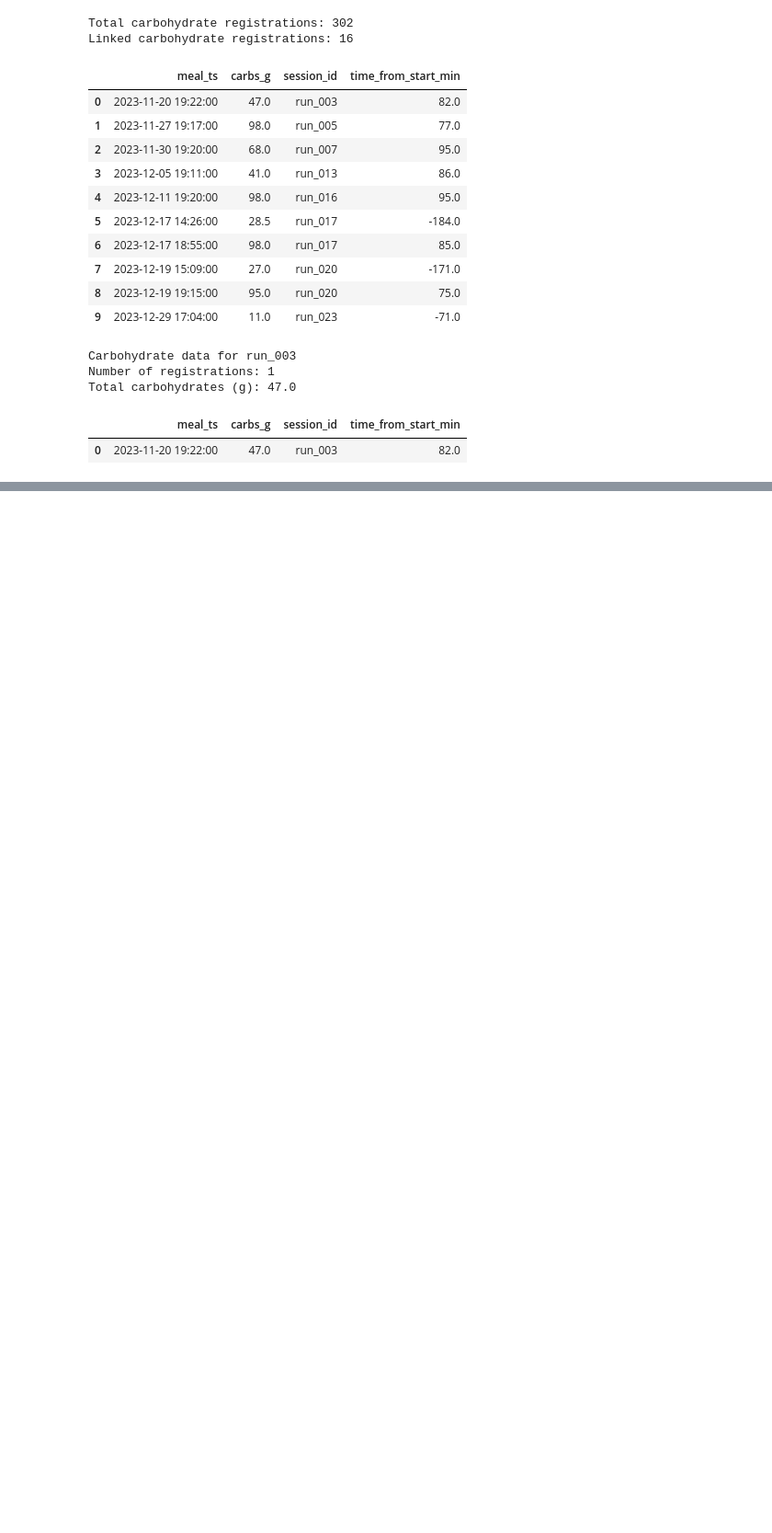
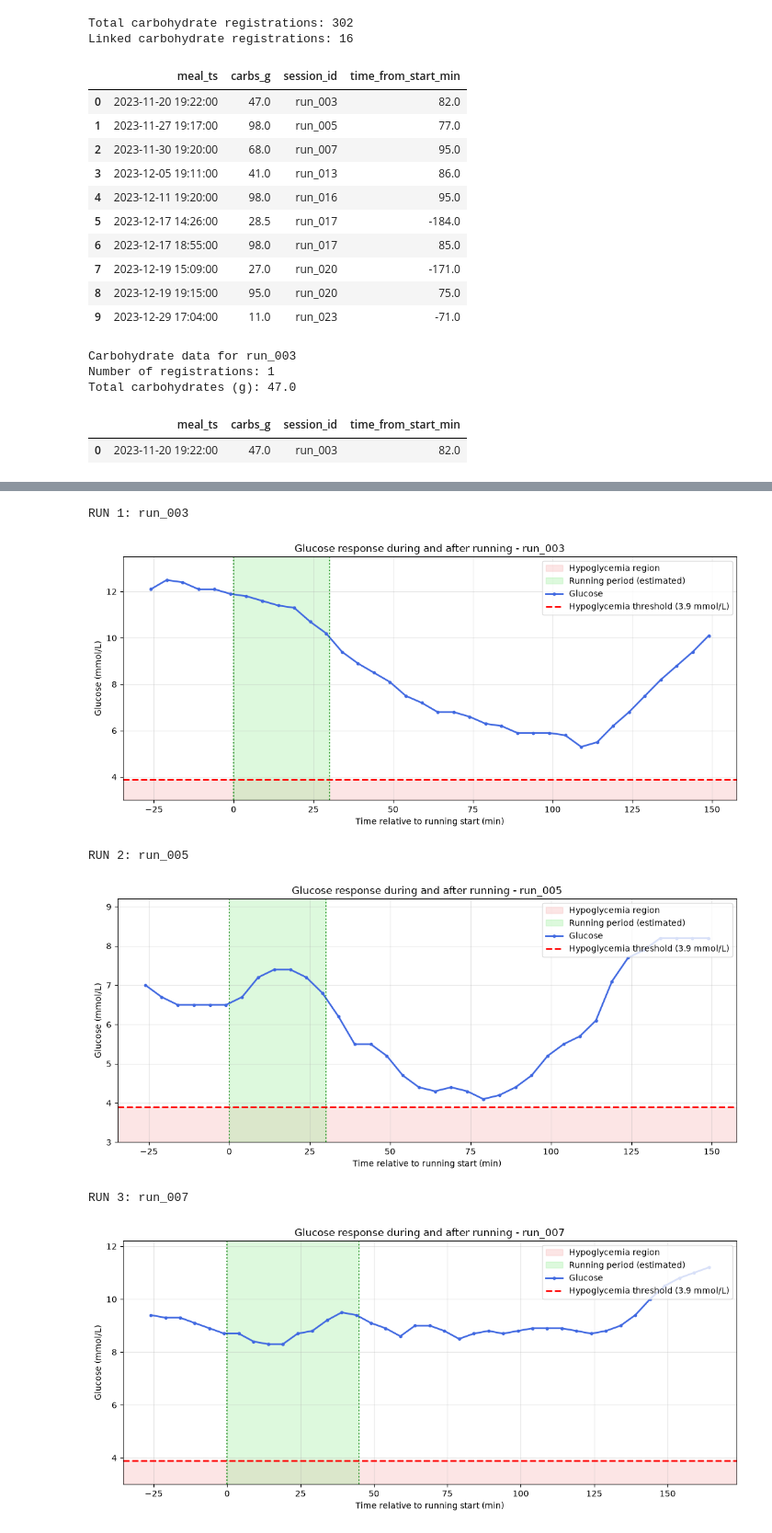
Before and after one commit to mcrielaard-student/digital-twin-demo, a Jupyter notebook: Digital_Twin_Diabetes1/notebooks/trial_preprocessing_2301.ipynb, the cells around one changed output, grey strips where cells are left out. Shown at 92% size. Cells and saved outputs as stored; diff of their text form; code cells hidden in the pictures; blank space fills up the shorter version.

Commit message:
Tabellen en glucose plots eerste 3 runs

```diff
--- a/Digital_Twin_Diabetes1/notebooks/trial_preprocessing_2301.ipynb
+++ b/Digital_Twin_Diabetes1/notebooks/trial_preprocessing_2301.ipynb
@@ -566,6 +615,28 @@ running, running_sessions_all, running_sessions = preprocess_activity(
     raw_dir,
     min_duration=10
 )
+
+
+# Load full activity data for MET values
+participant_number = participant_id.replace("UoM", "")
+
+activity = pd.read_csv(
+    raw_dir / "Activity Data" / f"UoMActivity{participant_number}.csv"
+)
+
+activity["activity_ts"] = pd.to_datetime(
+    activity["activity_ts"],
+    dayfirst=True
+)
+
+
+# Link MET values to running sessions
+running_met = link_met_to_running(
+    activity,
+    running_sessions
+)
+
+display(running_met.head())
 
 # All running sessions
 print("\nALL RUNNING SESSIONS")
@@ -841,0 +1099,22 @@ display(overview)
+# %%
+# Plot glucose response
+first_3_runs = running_sessions.head(3)
+
+for i, session in first_3_runs.iterrows():
+
+    session_id = session["session_id"]
+
+    print(f"RUN {i+1}: {session_id}")
+
+    plot_glucose_response(
+        session_id,
+        running_glucose,
+        running_sessions
+    )
+# %% [output]
+RUN 1: run_003
+[figure, added]
+RUN 2: run_005
+[figure, added]
+RUN 3: run_007
+[figure, added]
```
Also changed, not shown: parts of 5 cells of this notebook.
